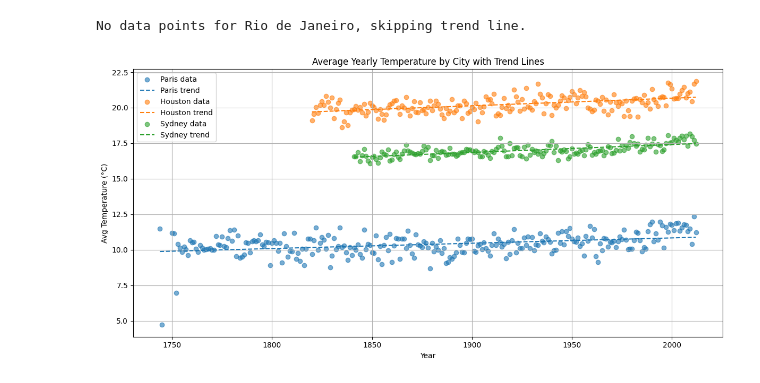
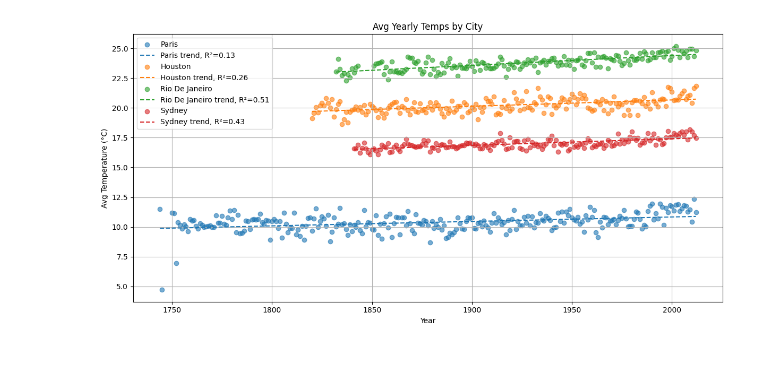
Before and after one commit to scmiller77/CO2-Emissions-and-Global-Temperature-Analysis, a Jupyter notebook: Jupyter_Capstone.ipynb, the cells around one changed output. Saved outputs shown, nothing was run; the diff lists cells and outputs as text; code cells hidden in the pictures.

```diff
--- a/Jupyter_Capstone.ipynb
+++ b/Jupyter_Capstone.ipynb
@@ -1,46 +26,41 @@
 # %%
-# import libraries
-import pandas as pd
-import matplotlib.pyplot as plt
 import numpy as np
+from scipy.stats import linregress
 
-# load the Excel data
-file_path = "C:/Projects/Capstone/CO2-Emissions-and-Global-Temperature-Analysis/Data/Cleaned/Avg_Yearly_Temps.xlsx"  # Adjust if your file name differs
+# Load temperature data
+file_path = "C:/Projects/Capstone/CO2-Emissions-and-Global-Temperature-Analysis/Data/Cleaned/Avg_Yearly_Temps.xlsx"
 df = pd.read_excel(file_path)
 
-
-cities = ["Paris", "Houston", "Rio de Janeiro", "Sydney"]
-df = df[df["City"].isin(cities)]
+# Convert and clean
 df["Year"] = pd.to_numeric(df["Year"], errors="coerce")
 df["AvgTemp"] = pd.to_numeric(df["AvgTemp"], errors="coerce")
+df = df.dropna(subset=["Year", "AvgTemp"])
+
+# Define your cities
+cities = ["Paris", "Houston", "Rio De Janeiro", "Sydney"]
 
 plt.figure(figsize=(12, 6))
-
 for city in cities:
     city_df = df[df["City"] == city].sort_values("Year")
-    x = city_df["Year"].values
-    y = city_df["AvgTemp"].values
+    x = city_df["Year"]
+    y = city_df["AvgTemp"]
 
-    # Skip if empty
-    if x.size == 0 or y.size == 0:
-        print(f"No data points for {city}, skipping trend line.")
-        continue
+    # Scatter only
+    plt.scatter(x, y, alpha=0.6, label=city)
 
-    plt.scatter(x, y, alpha=0.6, label=f"{city} data")
+    # Optional: add a simple linear trendline (skip if truly no trend needed)
+    slope, intercept, r, p, _ = linregress(x, y)
+    plt.plot(x, intercept + slope * x, "--", label=f"{city} trend, R²={r**2:.2f}")
 
-    z = np.polyfit(x, y, 1)
-    p = np.poly1d(z)
-    plt.plot(x, p(x), "--", label=f"{city} trend")
-
-plt.title("Average Yearly Temperature by City with Trend Lines")
+plt.title("Avg Yearly Temps by City")
 plt.xlabel("Year")
 plt.ylabel("Avg Temperature (°C)")
 plt.legend()
 plt.grid(True)
 plt.tight_layout()
 plt.show()
 
+
 #smiller
 # %% [output]
-No data points for Rio de Janeiro, skipping trend line.
-[figure, old version]
+[figure, new version]
```
Also changed, not shown: parts of 3 cells of this notebook.
